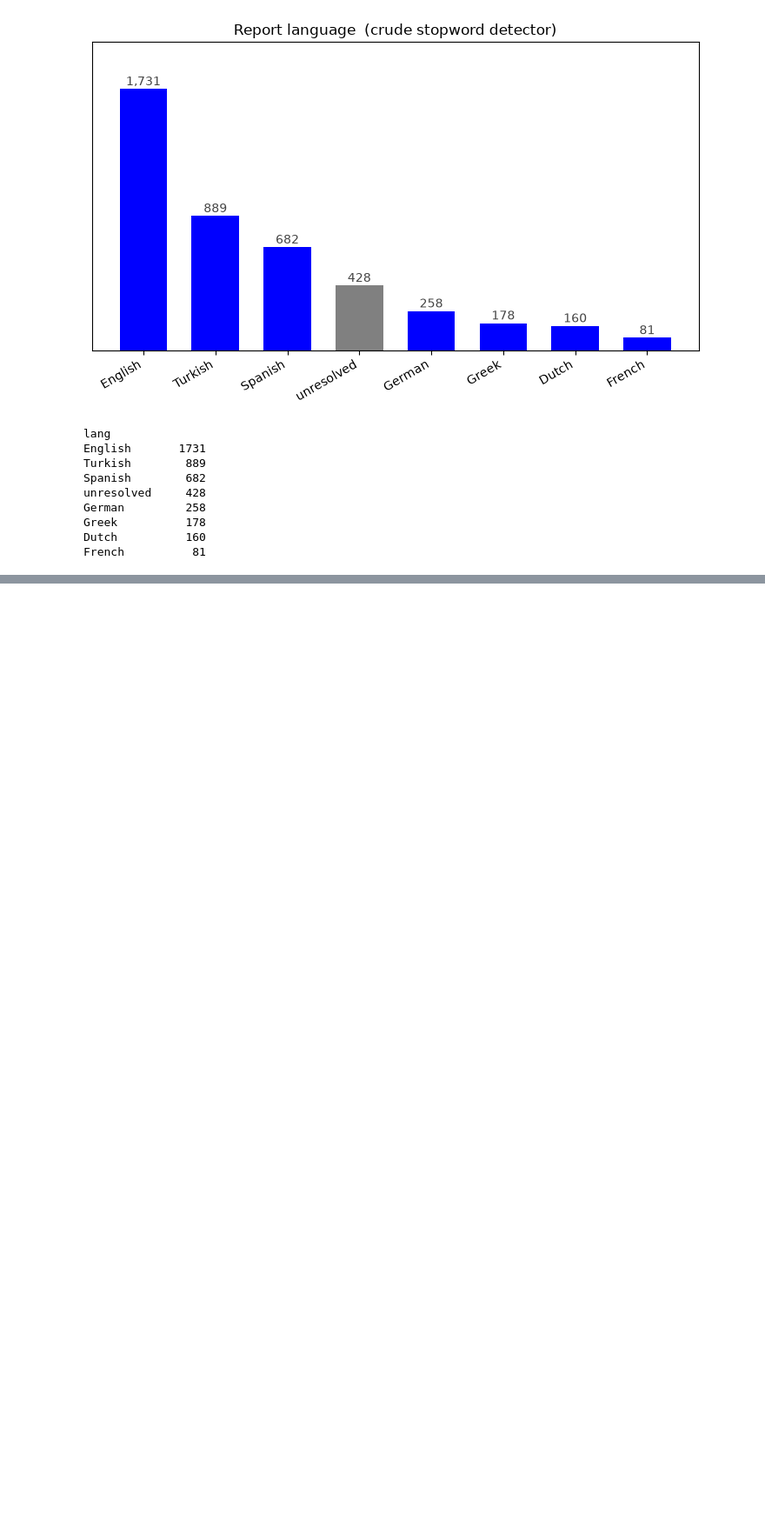
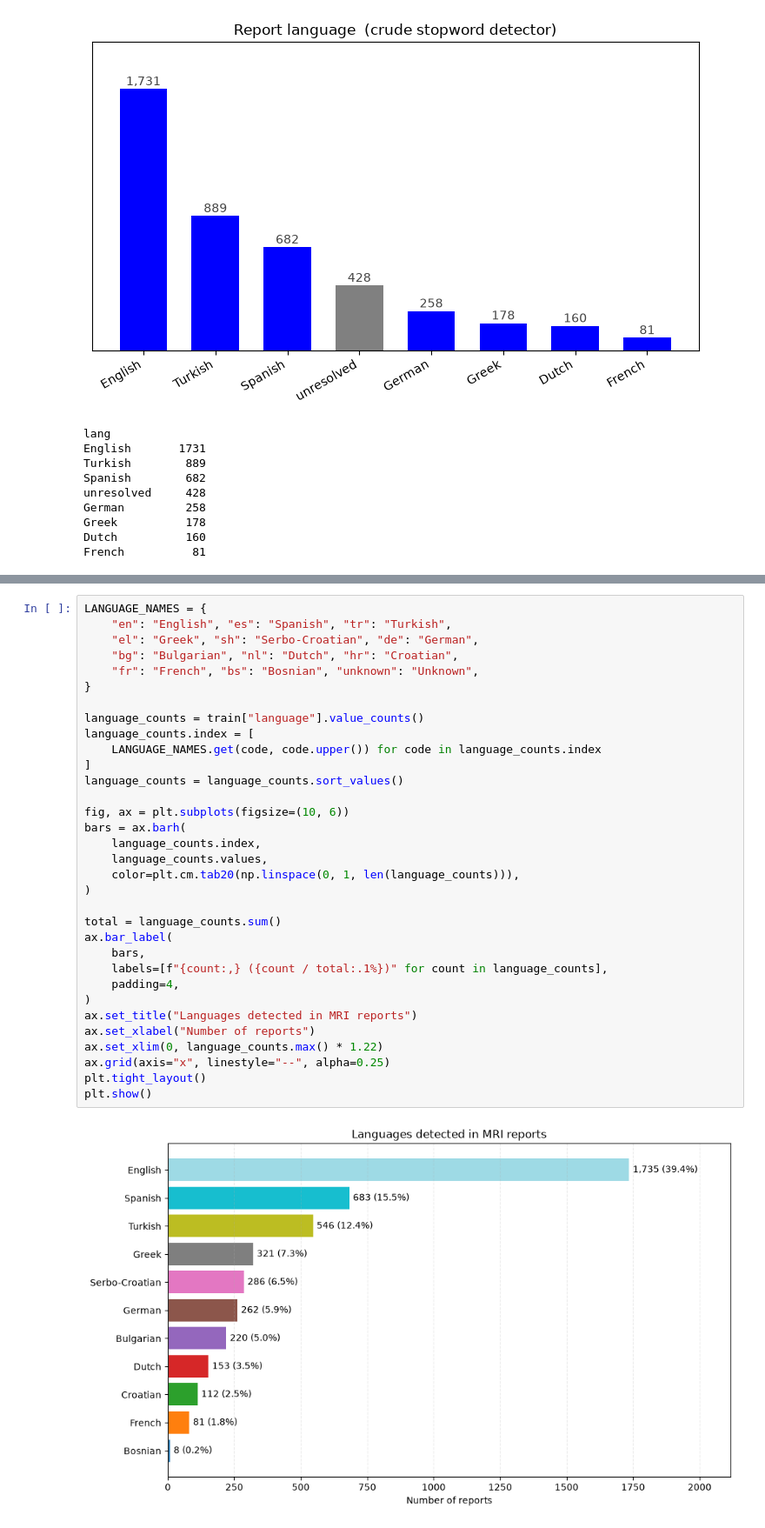
Before and after one commit to Rijan-Ja-Bhattarai/Knee-Abnormality, a Jupyter notebook: EDA.ipynb, the cells around one changed output, grey strips where cells are left out. Shown at 87% size. Saved outputs shown, nothing was run; the diff lists cells and outputs as text; blank space fills up the shorter version.

Commit message:
Language Classified :)

```diff
--- a/EDA.ipynb
+++ b/EDA.ipynb
@@ -139,0 +224,35 @@ French          81
+# %%
+LANGUAGE_NAMES = {
+    "en": "English", "es": "Spanish", "tr": "Turkish",
+    "el": "Greek", "sh": "Serbo-Croatian", "de": "German",
+    "bg": "Bulgarian", "nl": "Dutch", "hr": "Croatian",
+    "fr": "French", "bs": "Bosnian", "unknown": "Unknown",
+}
+
+language_counts = train["language"].value_counts()
+language_counts.index = [
+    LANGUAGE_NAMES.get(code, code.upper()) for code in language_counts.index
+]
+language_counts = language_counts.sort_values()
+
+fig, ax = plt.subplots(figsize=(10, 6))
+bars = ax.barh(
+    language_counts.index,
+    language_counts.values,
+    color=plt.cm.tab20(np.linspace(0, 1, len(language_counts))),
+)
+
+total = language_counts.sum()
+ax.bar_label(
+    bars,
+    labels=[f"{count:,} ({count / total:.1%})" for count in language_counts],
+    padding=4,
+)
+ax.set_title("Languages detected in MRI reports")
+ax.set_xlabel("Number of reports")
+ax.set_xlim(0, language_counts.max() * 1.22)
+ax.grid(axis="x", linestyle="--", alpha=0.25)
+plt.tight_layout()
+plt.show()
+# %% [output]
+[figure, added]
```
Also changed, not shown: parts of 4 cells of this notebook.
